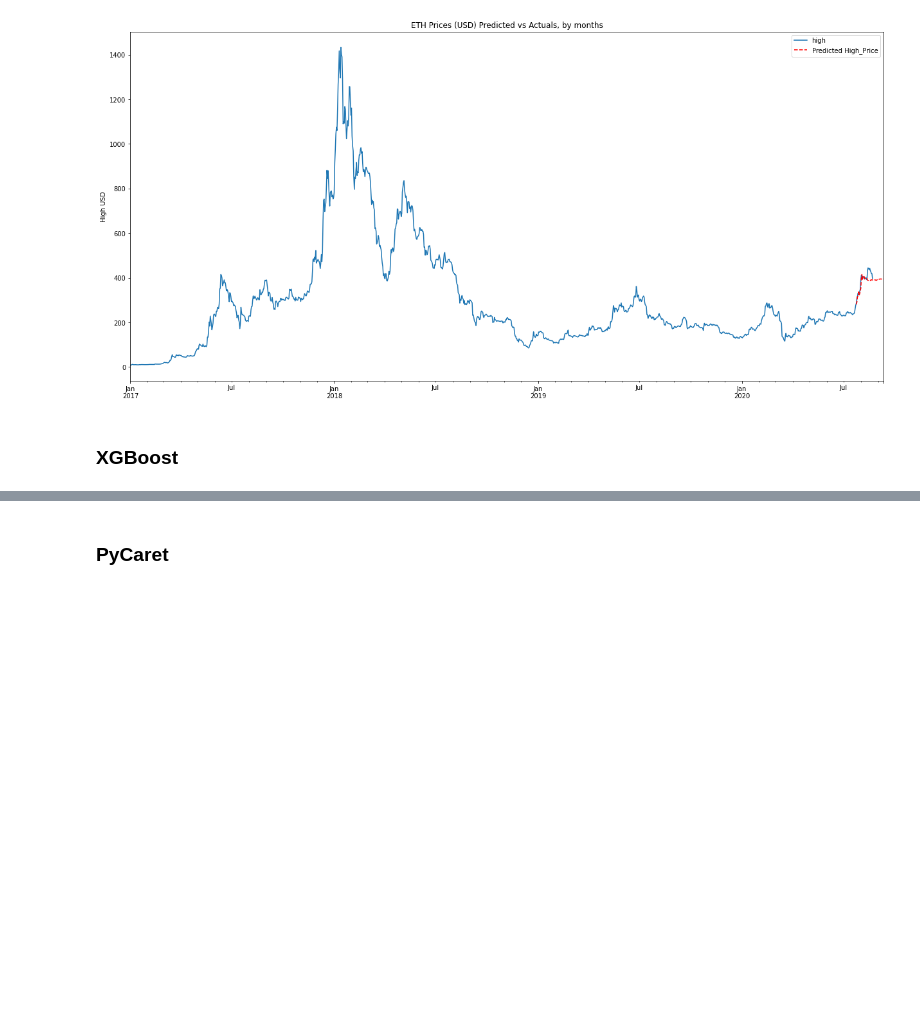
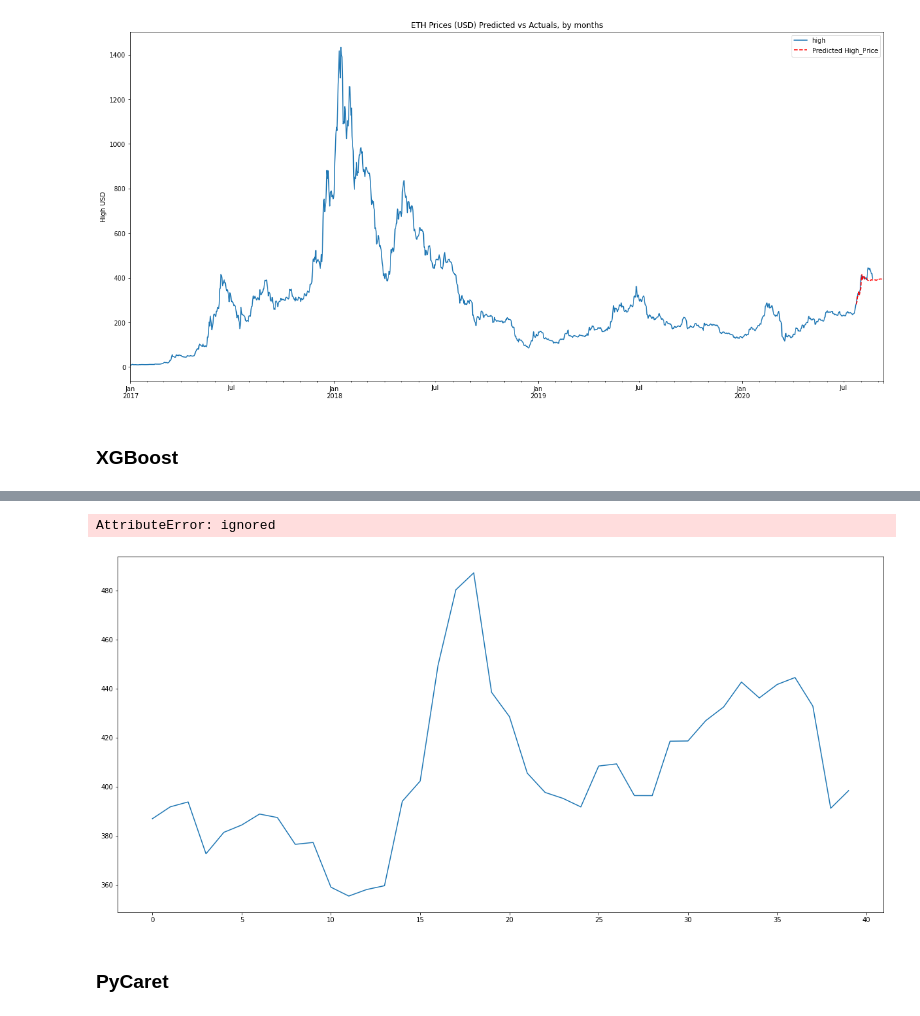
Before and after one commit to juan-ivan-NV/Btc_trading, a Jupyter notebook: Data_extraction_and_models_comparison.ipynb, the cells around one changed output, grey strips where cells are left out. Saved outputs shown, nothing was run; the diff lists cells and outputs as text; code cells hidden in the pictures; blank space fills up the shorter version.

Commit message:
All models ready

```diff
--- a/Data_extraction_and_models_comparison.ipynb
+++ b/Data_extraction_and_models_comparison.ipynb
@@ -427,7 +432,7 @@ def create_features(df, label=None):
     """
     Creates time series features from datetime index
     """
-    df['date'] = df.index
+    df['date'] = df.Date
     df['hour'] = df['date'].dt.hour
     df['dayofweek'] = df['date'].dt.dayofweek
     df['quarter'] = df['date'].dt.quarter
@@ -444,13 +449,13 @@ def create_features(df, label=None):
         return X, y
     return X
 # %%
-X_train, y_train = create_features(data_train, label='Close')
-X_test, y_test = create_features(data_test, label='Close')
+X_train, y_train = create_features(my_coin_high_train, label='High')
+X_test, y_test = create_features(my_coin_high_test, label='High')
 # %%
 import xgboost as xgb
 from xgboost import plot_importance, plot_tree
-model =  xgb.XGBRegressor(objective ='reg:linear',min_child_weight=10, booster='gbtree', colsample_bytree = 0.3, learning_rate = 0.1,
-                max_depth = 5, alpha = 10, n_estimators = 100)
+model =  xgb.XGBRegressor(objective ='reg:squarederror',min_child_weight=10, booster='gbtree', colsample_bytree = 0.8, learning_rate = 0.4,
+                max_depth = 4, alpha = 10, n_estimators = 80)
 model.fit(X_train, y_train,
         eval_set=[(X_train, y_train), (X_test, y_test)],
         early_stopping_rounds=50,
@@ -457,0 +471,2 @@ model.fit(X_train, y_train,
+# %%
+xgb_preds = model.predict(X_test)
@@ -458,3 +483,15 @@ model.fit(X_train, y_train,
+# %%
+plt.figure(figsize=(21,10))
+y_test.plot()
+xgb_preds.plot(color='r', ls='--', label='Predicted High_Price')
+plt.legend()
+plt.title('ETH Prices (USD) Predicted vs Actuals, by days')
+plt.ylabel('High USD')
+plt.show()
+_ = y_test.plot(figsize=(22, 8))
+# %% [output]
+AttributeError: ignored
+[figure, added]
 # %% [markdown]
 ### PyCaret
 # %%
```
Also changed, not shown: parts of 6 cells of this notebook.
